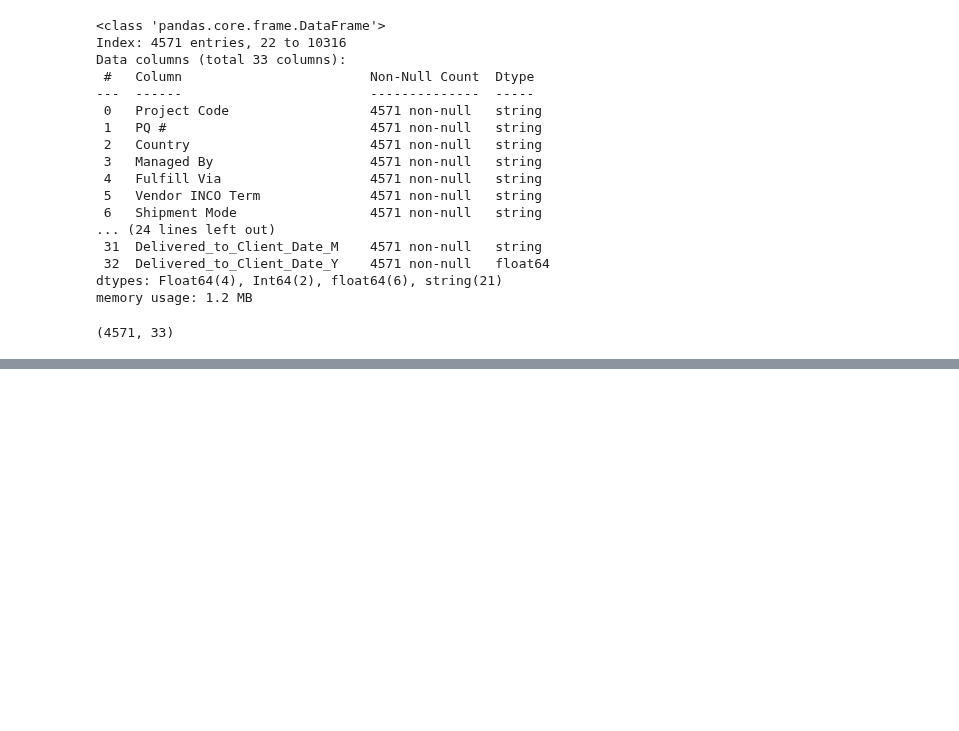
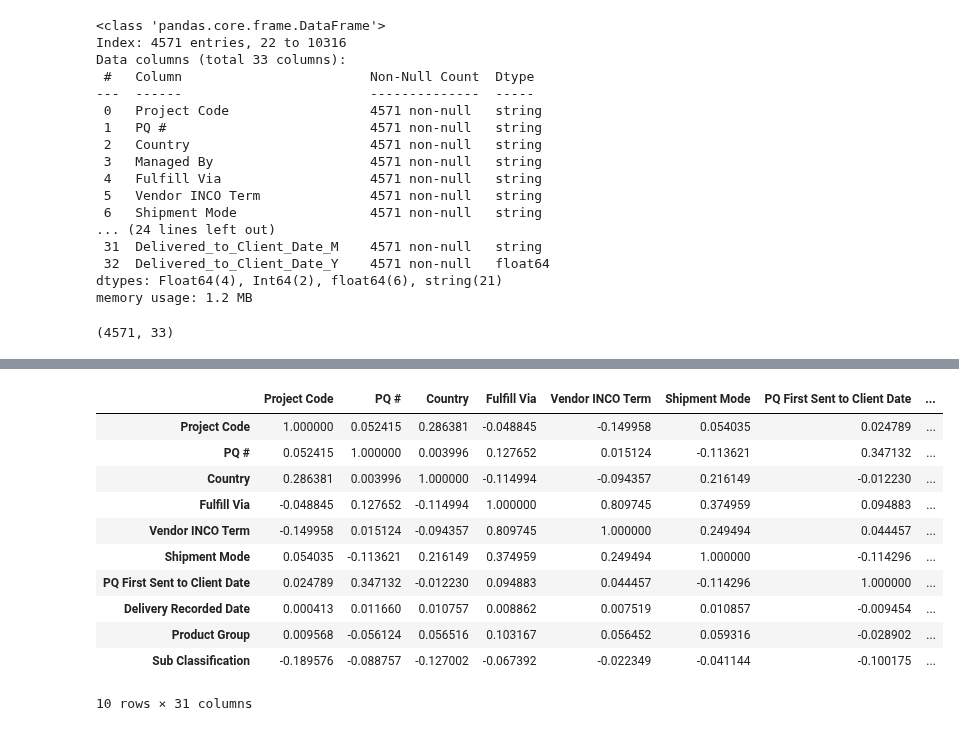
Before and after one commit to krishanwalia30/Consignment-Pricing-Prediction, a Jupyter notebook: research/trials.ipynb, the cells around one changed output, grey strips where cells are left out. Saved outputs shown, nothing was run; the diff lists cells and outputs as text; code cells hidden in the pictures; blank space fills up the shorter version.

```diff
--- a/research/trials.ipynb
+++ b/research/trials.ipynb
@@ -722,0 +788,16 @@ df.shape
+# %%
+corr = df.corr()
+corr[:10]
+# %% [output]
+|  | Project Code | PQ # | Country | Fulfill Via | Vendor INCO Term | Shipment Mode | PQ First Sent to Client Date | ... |
+| Project Code | 1.000000 | 0.052415 | 0.286381 | -0.048845 | -0.149958 | 0.054035 | 0.024789 | ... |
+| PQ # | 0.052415 | 1.000000 | 0.003996 | 0.127652 | 0.015124 | -0.113621 | 0.347132 | ... |
+| Country | 0.286381 | 0.003996 | 1.000000 | -0.114994 | -0.094357 | 0.216149 | -0.012230 | ... |
+| Fulfill Via | -0.048845 | 0.127652 | -0.114994 | 1.000000 | 0.809745 | 0.374959 | 0.094883 | ... |
+| Vendor INCO Term | -0.149958 | 0.015124 | -0.094357 | 0.809745 | 1.000000 | 0.249494 | 0.044457 | ... |
+| Shipment Mode | 0.054035 | -0.113621 | 0.216149 | 0.374959 | 0.249494 | 1.000000 | -0.114296 | ... |
+| PQ First Sent to Client Date | 0.024789 | 0.347132 | -0.012230 | 0.094883 | 0.044457 | -0.114296 | 1.000000 | ... |
+| Delivery Recorded Date | 0.000413 | 0.011660 | 0.010757 | 0.008862 | 0.007519 | 0.010857 | -0.009454 | ... |
+| Product Group | 0.009568 | -0.056124 | 0.056516 | 0.103167 | 0.056452 | 0.059316 | -0.028902 | ... |
+| Sub Classification | -0.189576 | -0.088757 | -0.127002 | -0.067392 | -0.022349 | -0.041144 | -0.100175 | ... |
+10 rows × 31 columns
```
Also changed, not shown: parts of 12 cells of this notebook.
